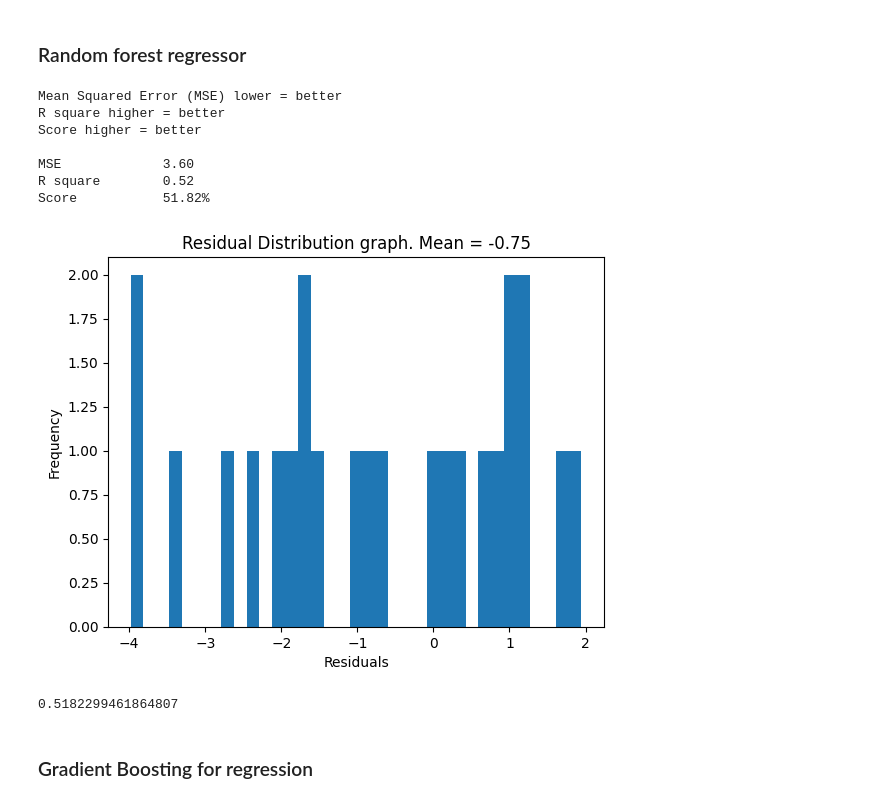
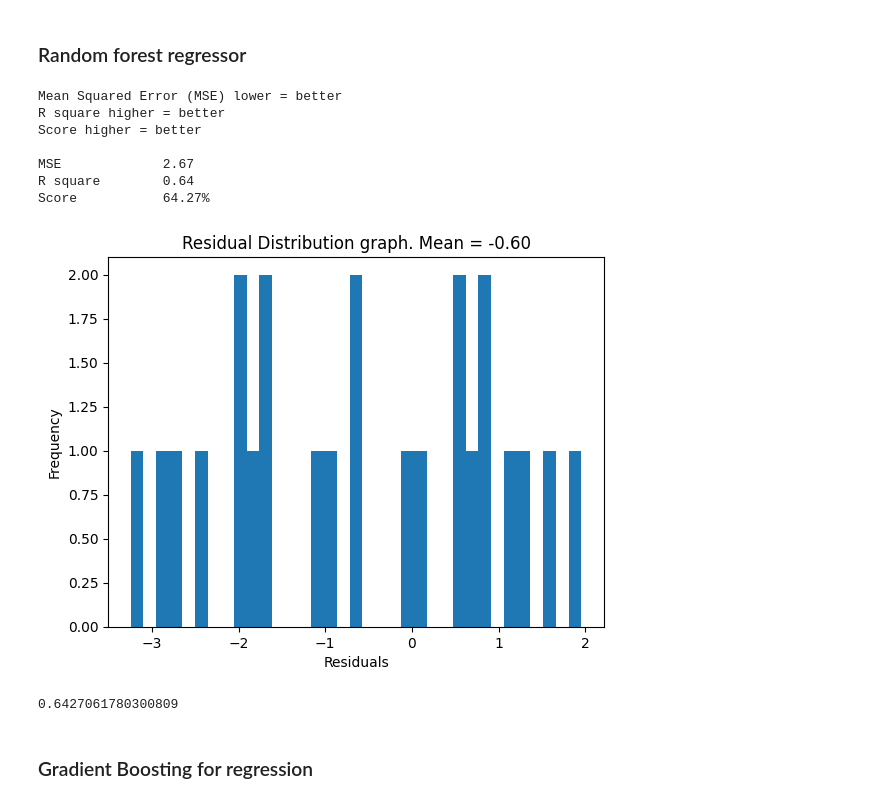
Before and after one commit to Raphael-Marchetti-Calciolari/projects-tcc-imt-2023, a Jupyter notebook: scripts/models.ipynb, the cells around one changed output. Cells and saved outputs as stored; diff of their text form; code cells hidden in the pictures.

Commit message:
Persisted models and updated code

```diff
--- a/scripts/models.ipynb
+++ b/scripts/models.ipynb
@@ -474,20 +526,22 @@ Score           70.47%
 # %%
 from sklearn import ensemble
 
-model = ensemble.RandomForestRegressor()
-model.fit(X_train, y_train)
+# model = ensemble.RandomForestRegressor()
+# model.fit(X_train, y_train)
+
+model = load_instance('./models-persisted/RandomForestRegressor.pkl')
 
 model_summary(y_test, X_test, model)
 # %% [output]
 Mean Squared Error (MSE) lower = better
 R square higher = better
 Score higher = better
 
-MSE             3.60
-R square        0.52
-Score           51.82%
+MSE             2.67
+R square        0.64
+Score           64.27%
-[figure, old version]
+[figure, new version]
-0.5182299461864807
+0.6427061780300809
 # %% [markdown]
 ### Gradient Boosting for regression
 # %%
```
Also changed, not shown: parts of 11 cells of this notebook, 7 other files.
